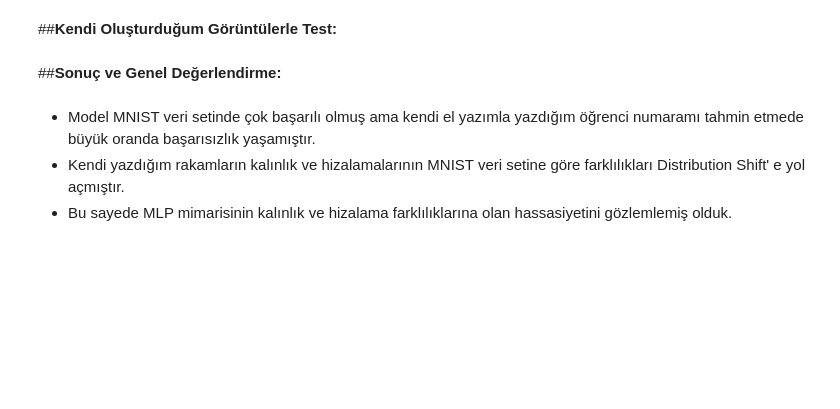
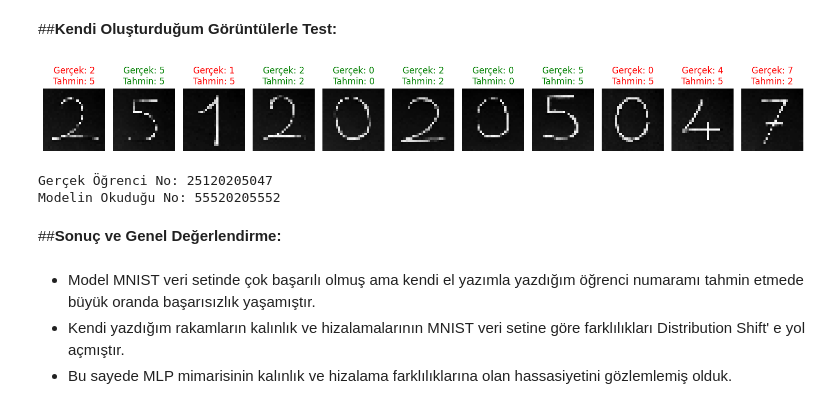
Before and after one commit to alfra-ganus/Bil485-Odev1, a Jupyter notebook: sample.ipynb, the cells around one changed output. Cells and saved outputs as stored; diff of their text form; code cells hidden in the pictures; blank space fills up the shorter version.

```diff
--- a/sample.ipynb
+++ b/sample.ipynb
@@ -139,37 +179,41 @@ tahmin_no="";
 
 for i in range(num_sayisi):
 
-  dosya_adi=f"no_{i+1}.jpeg";
+  dosya_adi=f"my_nums/no_{i+1}.jpeg";
   gercek_num= my_no[i];
 
   my_num_flat, processed_img=image_hazirlik(dosya_adi);
 
   plt.subplot(1, num_sayisi, i+1);
 
   if my_num_flat is not None:
     prediction= model.predict(my_num_flat, verbose=0);
     predicted_class= np.argmax(prediction);
     confidence= np.max(prediction)*100;
 
     tahmin_no += str(predicted_class);
 
     plt.imshow(processed_img, cmap='gray');
 
     color='green' if str(predicted_class)==gercek_num else 'red'
 
     plt.title(f"Gerçek: {gercek_num}\nTahmin: {predicted_class}", color=color);
 
   else:
     plt.text(0.5, 0.5, f"{dosya_adi}\nBulunamadi", ha='center', va='center');
     tahmin_no+="?";
 
   plt.axis('off');
 
 plt.tight_layout();
 plt.show();
 
 print(f"\nGerçek Öğrenci No: {my_no}");
 print(f"Modelin Okuduğu No: {tahmin_no}");
+# %% [output]
+[figure, added]
+Gerçek Öğrenci No: 25120205047
+Modelin Okuduğu No: 55520205552
 # %% [markdown]
 ##**Sonuç ve Genel Değerlendirme:**
 # %% [markdown]
```
Also changed, not shown: parts of 5 cells of this notebook.
